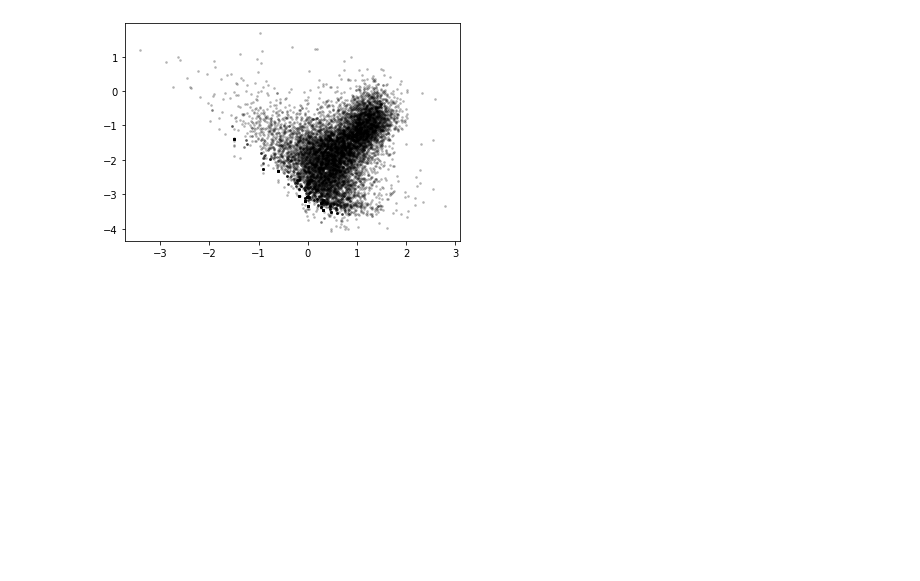
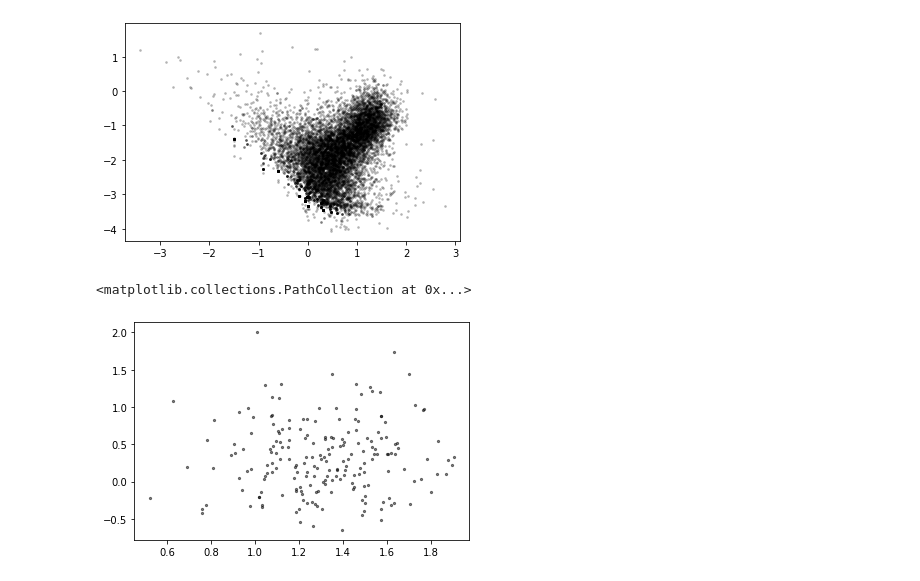
Before and after one commit to pachterlab/monod_examples, a Jupyter notebook: manuscript_computation/gg230313_lit_comparison.ipynb, the cells around one changed output. Drawn from its saved outputs; the diff is of its cells as text; code cells hidden in the pictures; blank space fills up the shorter version.

Commit message:
desai basic

```diff
--- a/manuscript_computation/gg230313_lit_comparison.ipynb
+++ b/manuscript_computation/gg230313_lit_comparison.ipynb
@@ -176,0 +154,2 @@ array([-0.15581244, -0.61939145, -0.65348381, -0.74481287,  0.21100451,
+# %%
+rawmean = np.log10(sd.layers[1].mean(1))
@@ -194,20 +177,24 @@ np.where(gene_names=='Cops5')[0][0]
 monodb = []
 monodg = []
 basicb = []
+rawmean_ = []
 for gn in mesc_data['gene_name']:
     if gn in sr.gene_names:
         ind = np.where(sr.gene_names==gn)[0][0]
         monodb.append(phys_opt[ind,0])
         monodg.append(phys_opt[ind,2])
         basicb.append(bs[ind])
+        rawmean_.append(rawmean[ind])
     else:
         monodb.append(None)
         monodg.append(None)
         basicb.append(None)
+        rawmean_.append(None)
 # %%
 mesc_data['monod_burst_size']=monodb
 mesc_data['monod_deg_rate']=monodg
 mesc_data['basic_burst_size']=basicb
+mesc_data['desai_spliced_mean']=rawmean_
 # %%
 plt.scatter(monodb,basicb)
 # %% [output]
@@ -238,3 +225,8 @@ plt.scatter(mesc_data['log.burst.size'],mesc_data['log.burst.freq'],3,'k',alpha=
 # %% [output]
 <matplotlib.collections.PathCollection at 0x...>
 [figure]
+# %%
+plt.scatter(mesc_data['log.burst.size'],mesc_data['desai_spliced_mean'],5,'k',alpha=0.5)
+# %% [output]
+<matplotlib.collections.PathCollection at 0x...>
+[figure, added]
```
Also changed, not shown: parts of 5 cells of this notebook.
